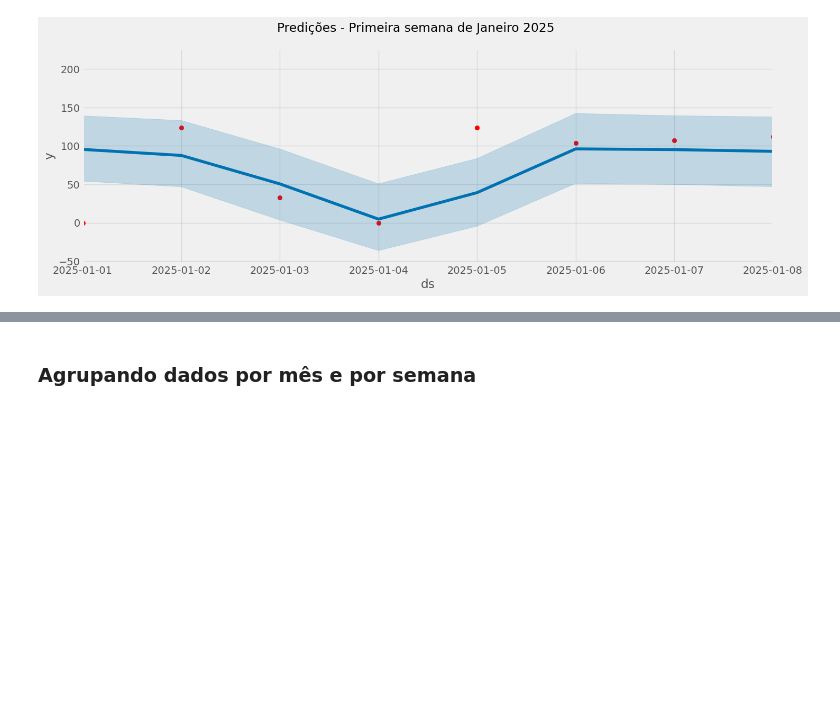
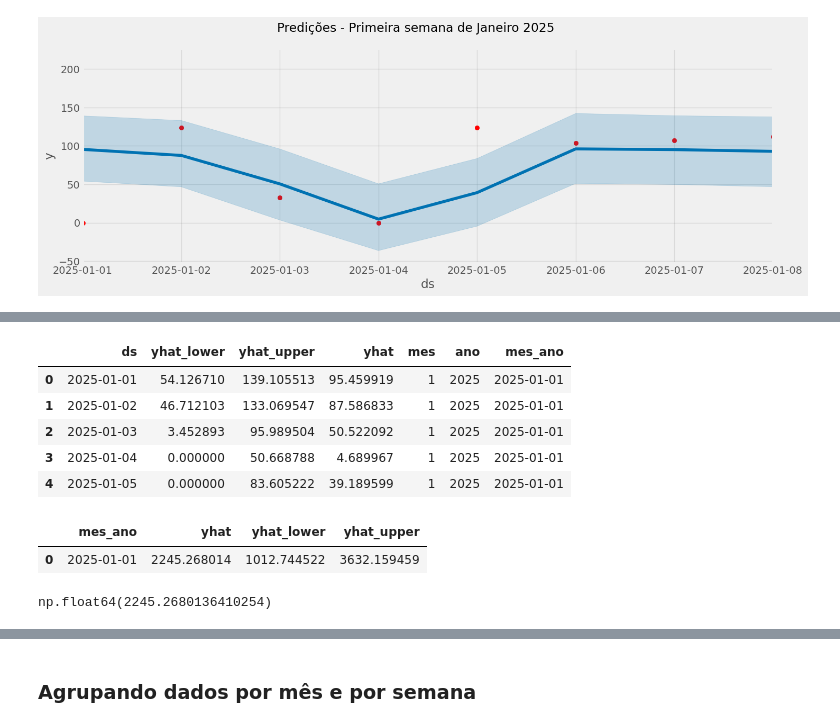
Before and after one commit to diogojfr/time_series_studies, a Jupyter notebook: Daily Loads.ipynb, the cells around one changed output, grey strips where cells are left out. Saved outputs shown, nothing was run; the diff lists cells and outputs as text; code cells hidden in the pictures; blank space fills up the shorter version.

```diff
--- a/Daily Loads.ipynb
+++ b/Daily Loads.ipynb
@@ -300,0 +329,3 @@ plot = plt.suptitle('Predições - Primeira semana de Janeiro 2025')
+# %%
+df_approx_mensal = df_test_fcst[['ds','yhat_lower', 'yhat_upper', 'yhat']]
+df_approx_mensal.head()
@@ -300,0 +339,3 @@ plot = plt.suptitle('Predições - Primeira semana de Janeiro 2025')
+# %%
+df_approx_mensal['yhat_lower'] = [0 if x < 0 else x for x in df_approx_mensal['yhat_lower'].values]
+df_approx_mensal.head()
@@ -300,0 +349,5 @@ plot = plt.suptitle('Predições - Primeira semana de Janeiro 2025')
+# %%
+df_approx_mensal['mes'] = df_approx_mensal['ds'].dt.month
+df_approx_mensal['ano'] = df_approx_mensal['ds'].dt.year
+
+df_approx_mensal.head()
@@ -300,0 +361,24 @@ plot = plt.suptitle('Predições - Primeira semana de Janeiro 2025')
+# %%
+df_approx_mensal['mes_ano'] = df_approx_mensal['mes'].astype(str)+'-'+df_approx_mensal['ano'].astype(str)
+df_approx_mensal['mes_ano'] = pd.to_datetime(df_approx_mensal['mes_ano'])
+df_approx_mensal.head()
+# %% [output]
+|  | ds | yhat_lower | yhat_upper | yhat | mes | ano | mes_ano |
+| 0 | 2025-01-01 | 54.126710 | 139.105513 | 95.459919 | 1 | 2025 | 2025-01-01 |
+| 1 | 2025-01-02 | 46.712103 | 133.069547 | 87.586833 | 1 | 2025 | 2025-01-01 |
+| 2 | 2025-01-03 | 3.452893 | 95.989504 | 50.522092 | 1 | 2025 | 2025-01-01 |
+| 3 | 2025-01-04 | 0.000000 | 50.668788 | 4.689967 | 1 | 2025 | 2025-01-01 |
+| 4 | 2025-01-05 | 0.000000 | 83.605222 | 39.189599 | 1 | 2025 | 2025-01-01 |
+# %%
+predicao_mensal = df_approx_mensal.groupby(['mes_ano'], as_index=False)\
+                                  .agg({'yhat':'sum',
+                                         'yhat_lower':'sum',
+                                         'yhat_upper':'sum'})
+predicao_mensal
+# %% [output]
+|  | mes_ano | yhat | yhat_lower | yhat_upper |
+| 0 | 2025-01-01 | 2245.268014 | 1012.744522 | 3632.159459 |
+# %%
+df_test_fcst['yhat'].sum()
+# %% [output]
+np.float64(2245.2680136410254)
```
Also changed, not shown: parts of 13 cells of this notebook.
